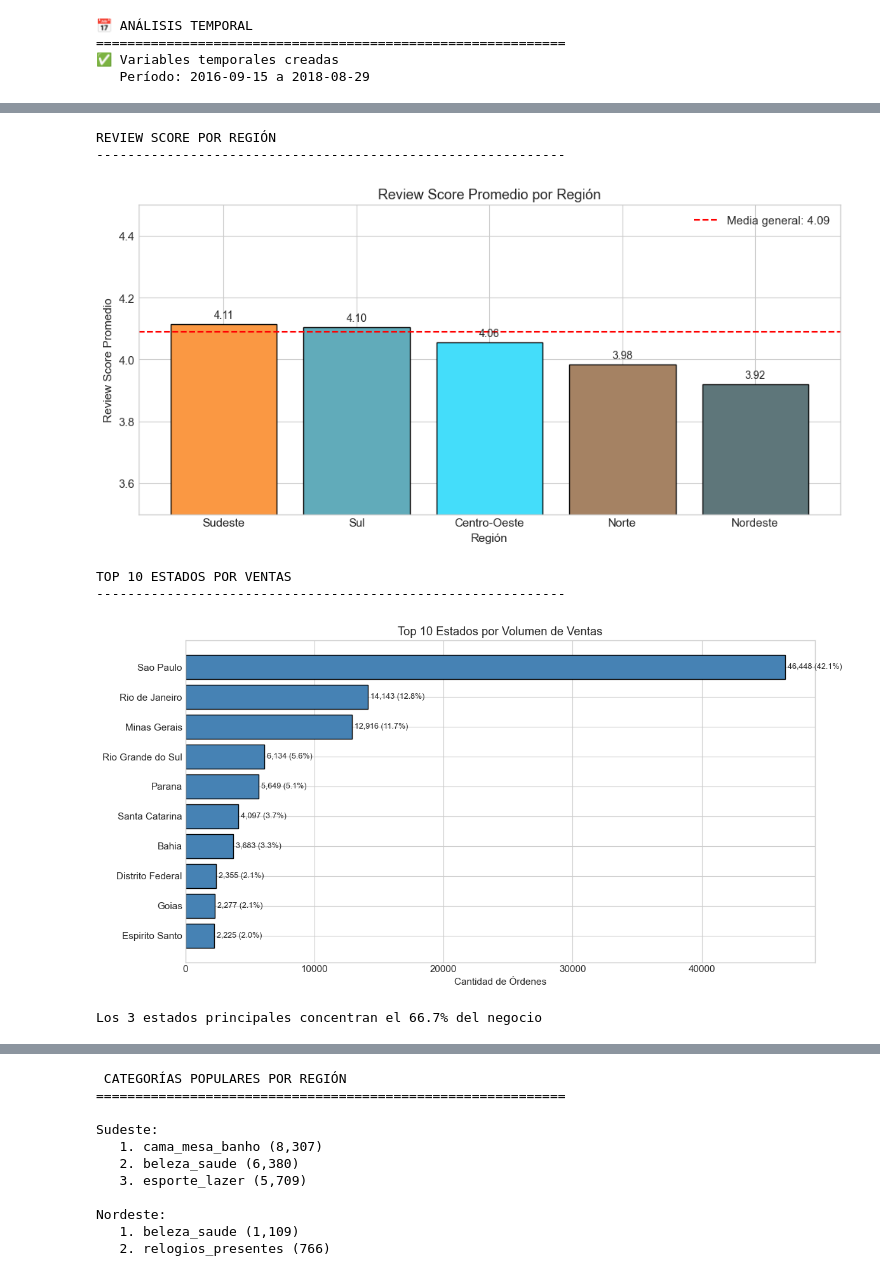
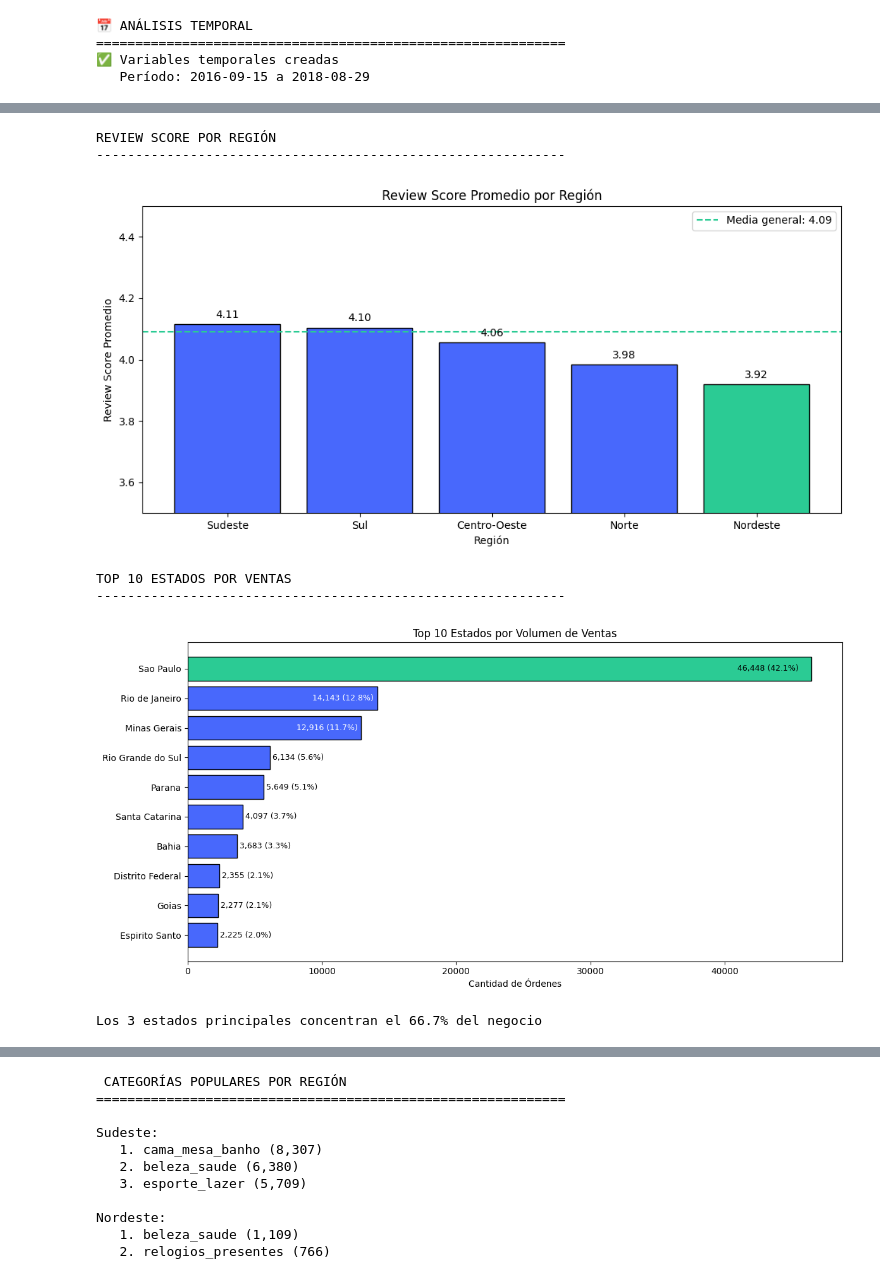
Before and after one commit to Mtobar23/PF_DSFT01, a Jupyter notebook: EDA_Olist.ipynb, the cells around one changed output, grey strips where cells are left out. Drawn from its saved outputs; the diff is of its cells as text; code cells hidden in the pictures.

```diff
--- a/EDA_Olist.ipynb
+++ b/EDA_Olist.ipynb
@@ -558,31 +683,2 @@ print(f"💡 Día con menos ventas: {ventas_dia.idxmin()} ({ventas_dia.min():,})
 💡 Día con más ventas: Monday (17,973)
 💡 Día con menos ventas: Saturday (11,885)
-# %%
-print("\nANÁLISIS GEOGRÁFICO")
-print("-"*60)
-
-ventas_region = df['customer_region'].value_counts()
-
-fig, axes = plt.subplots(1, 2, figsize=(14, 5))
-
-colors_region = ['#FA9843', '#61ABBA', '#44DDFA', '#A58263', '#5E767A']
-axes[0].bar(ventas_region.index, ventas_region.values, color=colors_region, edgecolor='black')
-axes[0].set_xlabel('Región')
-axes[0].set_ylabel('Cantidad de Órdenes')
-axes[0].set_title('Distribución de Ventas por Región')
-
-for i, (region, count) in enumerate(ventas_region.items()):
-    pct = count / len(df) * 100
-    axes[0].text(i, count + 1000, f'{pct:.1f}%', ha='center', fontsize=10)
-
-axes[1].pie(ventas_region.values, labels=ventas_region.index, autopct='%1.1f%%',
-            colors=colors_region, startangle=90)
-axes[1].set_title('Proporción de Ventas por Región')
-
-plt.tight_layout()
-plt.show()
-
-print(f"\nDistribución por región:")
-for region, count in ventas_region.items():
-    pct = count / len(df) * 100
-    print(f"   {region}: {count:,} ({pct:.1f}%)")
@@ -599,41 +734,70 @@ Distribución por región:
 # %%
 print("\nREVIEW SCORE POR REGIÓN")
 print("-"*60)
 
 review_region = df.groupby('customer_region')['review_score'].mean().sort_values(ascending=False)
 
 fig, ax = plt.subplots(figsize=(10, 5))
-bars = ax.bar(review_region.index, review_region.values, color=colors_region, edgecolor='black')
+bars = ax.bar(review_region.index, review_region.values, color=colores, edgecolor='black')
 ax.set_xlabel('Región')
 ax.set_ylabel('Review Score Promedio')
 ax.set_title('Review Score Promedio por Región')
 ax.set_ylim(3.5, 4.5)
-ax.axhline(df['review_score'].mean(), color='red', linestyle='--', label=f'Media general: {df["review_score"].mean():.2f}')
+ax.axhline(df['review_score'].mean(), color='#2bcb94', linestyle='--', label=f'Media general: {df["review_score"].mean():.2f}')
 ax.legend()
 
 for bar, value in zip(bars, review_region.values):
     ax.text(bar.get_x() + bar.get_width()/2, value + 0.02, f'{value:.2f}', ha='center', fontsize=10)
 
 plt.tight_layout()
 plt.show()
 # %% [output]
 REVIEW SCORE POR REGIÓN
 ------------------------------------------------------------
-[figure, old version]
+[figure, new version]
 # %%
 print("\nTOP 10 ESTADOS POR VENTAS")
 print("-"*60)
 
+
+# 1. Obtener datos
 ventas_estado = df['customer_state'].value_counts().head(10)
+estados = ventas_estado.index[::-1]
+valores = ventas_estado.values[::-1]
+
+# Identificar los 3 estados con más ventas para el texto interno
+top_3_estados = ventas_estado.head(3).index.tolist()
+
+# 2. Definir colores
+color_azul = '#4868fc'
+color_turquesa = '#2bcb94'
+colores = [color_azul if v != max(valores) else color_turquesa for v in valores]
 
 fig, ax = plt.subplots(figsize=(12, 6))
-bars = ax.barh(ventas_estado.index[::-1], ventas_estado.values[::-1], color='steelblue', edgecolor='black')
+
+# 3. Dibujar barras
+bars = ax.barh(estados, valores, color=colores, edgecolor='black')
+
 ax.set_xlabel('Cantidad de Órdenes')
 ax.set_title('Top 10 Estados por Volumen de Ventas')
 
-for bar, value in zip(bars, ventas_estado.values[::-1]):
+# 4. Añadir etiquetas dinámicas
+for bar, value, estado in zip(bars, valores, estados):
     pct = value / len(df) * 100
-    ax.text(value + 200, bar.get_y() + bar.get_height()/2, f'{value:,} ({pct:.1f}%)', va='center', fontsize=9)
+    label = f'{value:,} ({pct:.1f}%)'
+
+    if estado in top_3_estados:
+        # Texto DENTRO de la barra
+        # Negro si es la barra turquesa (máximo), blanco si es azul
+        text_color = 'black' if value == max(valores) else 'white'
+        ax.text(value * 0.98, bar.get_y() + bar.get_height()/2,
+                label, va='center', ha='right',
+                fontsize=9, color=text_color)
+    else:
+        # Texto FUERA de la barra
+        ax.text(value + 200, bar.get_y() + bar.get_height()/2,
+                label, va='center', ha='left',
+                fontsize=9, color='black')
 
 plt.tight_layout()
 plt.show()
@@ -643,5 +807,5 @@ print(f"\nLos 3 estados principales concentran el {top3_pct:.1f}% del negocio")
 # %% [output]
 TOP 10 ESTADOS POR VENTAS
 ------------------------------------------------------------
-[figure, old version]
+[figure, new version]
 Los 3 estados principales concentran el 66.7% del negocio
```
Also changed, not shown: parts of 17 cells of this notebook.
